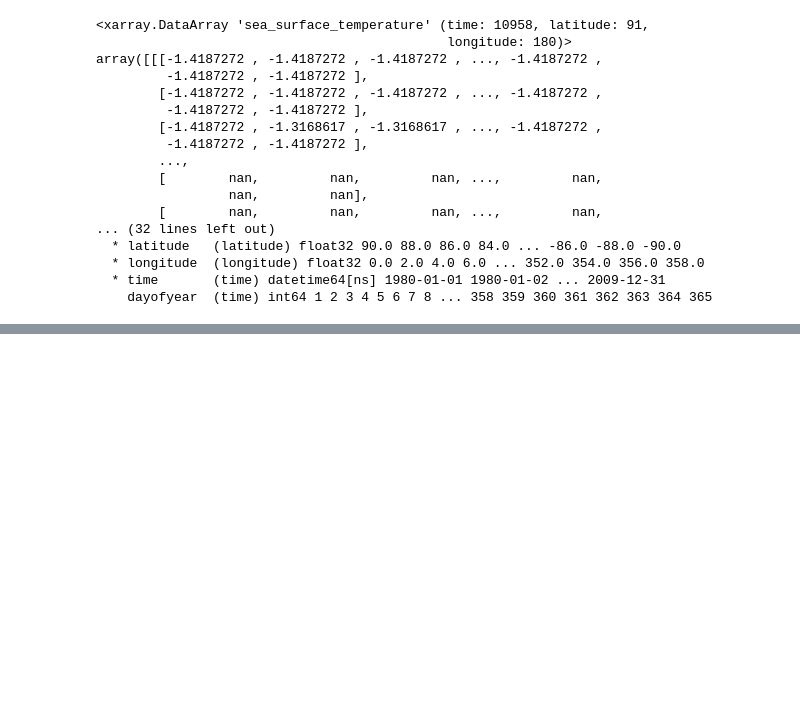
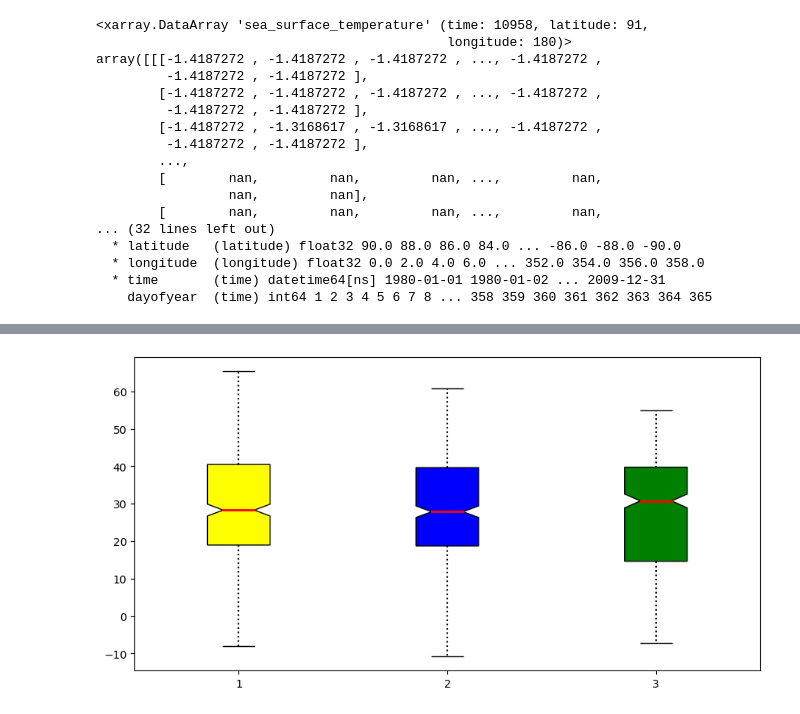
Before and after one commit to ZhengWinnieWu/course_statistics, a Jupyter notebook: unit1/data_analysis.ipynb, the cells around one changed output, grey strips where cells are left out. Saved outputs shown, nothing was run; the diff lists cells and outputs as text; code cells hidden in the pictures; blank space fills up the shorter version.

```diff
--- a/unit1/data_analysis.ipynb
+++ b/unit1/data_analysis.ipynb
@@ -268,0 +375,35 @@ array([[[-1.4187272 , -1.4187272 , -1.4187272 , ..., -1.4187272 ,
+# %%
+data_1 = u_winter.sel(time=u_winter.time.dt.year.isin([1980,1981,1982])).values
+data_2 = u_winter.sel(time=u_winter.time.dt.year.isin([1990,1991,1992])).values
+data_3 = u_winter.sel(time=u_winter.time.dt.year.isin([2010,2011,2012])).values
+data_plot = [data_1, data_2, data_3]
+
+fig = plt.figure(figsize =(8, 4))
+# Creating axes instance
+ax = fig.add_axes([0, 0, 1, 1])
+
+# Creating plot
+bp = ax.boxplot(data_plot, patch_artist = True,
+                notch ='True', vert = 1)
+
+colors = ['yellow', 'blue', 'green']
+
+for patch, color in zip(bp['boxes'], colors):
+    patch.set_facecolor(color)
+
+# whiskers styles
+for whisker in bp['whiskers']:
+    whisker.set(color ='k',
+                linewidth = 1.5,
+                linestyle =":")
+
+# medians styles
+for median in bp['medians']:
+    median.set(color ='red',
+               linewidth = 2)
+
+
+# show plot
+plt.show()
+# %% [output]
+[figure, added]
```
Also changed, not shown: parts of 22 cells of this notebook.
